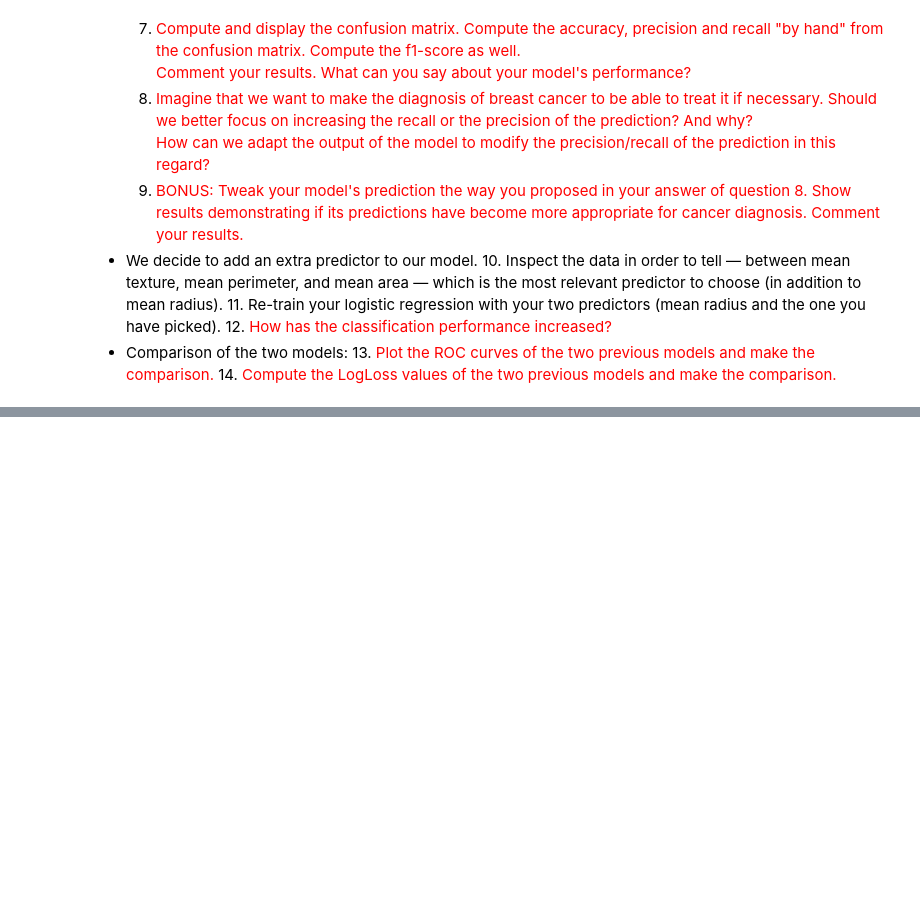
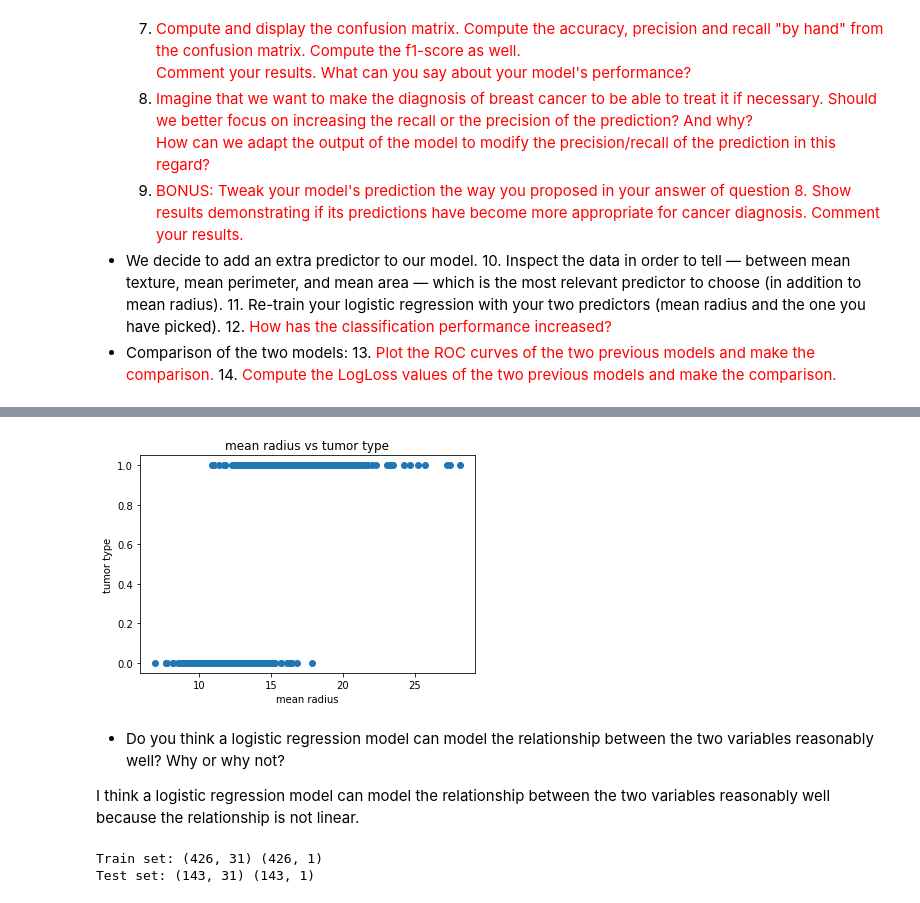
Before and after one commit to ediziks/EPITA-DSA-Notes, a Jupyter notebook: FoundationsOfStatisticalAnalysisAndMachineLearning[FSAML]/class6/Assgn 5-6/ML_course05-06_practice.ipynb, the cells around one changed output, grey strips where cells are left out. Saved outputs shown, nothing was run; the diff lists cells and outputs as text; code cells hidden in the pictures; blank space fills up the shorter version.

```diff
--- a/FoundationsOfStatisticalAnalysisAndMachineLearning[FSAML]/class6/Assgn 5-6/ML_course05-06_practice.ipynb
+++ b/FoundationsOfStatisticalAnalysisAndMachineLearning[FSAML]/class6/Assgn 5-6/ML_course05-06_practice.ipynb
@@ -136,0 +162,4 @@ Comment your results. What can you say about your model's performance?</font>
+# %%
+#   2. Encode the target variable ("tumor type") and make sure you code 0 as 'benign' and 1 as 'malignant'.
+features['tumor type'] = target
+target.sample(n=8, random_state=1)
@@ -136,0 +176,8 @@ Comment your results. What can you say about your model's performance?</font>
+# %%
+#   2. Encode the target variable ("tumor type") and make sure you code 0 as 'benign' and 1 as 'malignant'.
+from sklearn.preprocessing import LabelEncoder
+
+features['tumor type'] = target
+lencoder = LabelEncoder()
+features['tumor type'] = lencoder.fit_transform(features['tumor type'])
+features['tumor type'].sample(n=8, random_state=1)
@@ -136,0 +194,23 @@ Comment your results. What can you say about your model's performance?</font>
+# %%
+#   3. Plot the target variable with respect to mean radius (scatter plot). Do you think a logistic regression model can model the relationship between the two variables reasonably well? Why or why not?
+plt.scatter(features['mean radius'], features['tumor type'])
+plt.xlabel('mean radius')
+plt.ylabel('tumor type')
+plt.title('mean radius vs tumor type')
+plt.show()
+# %% [output]
+[figure, added]
+# %% [markdown]
+- Do you think a logistic regression model can model the relationship between the two variables reasonably well? Why or why not?
+<p>I think a logistic regression model can model the relationship between the two variables reasonably well because the relationship is not linear.
+# %%
+from sklearn.model_selection import train_test_split
+
+X = features.values
+y = target.values
+X_train, X_test, y_train, y_test = train_test_split(X, y, test_size = 0.25, random_state = 0)
+print ('Train set:', X_train.shape,  y_train.shape)
+print ('Test set:', X_test.shape,  y_test.shape)
+# %% [output]
+Train set: (426, 31) (426, 1)
+Test set: (143, 31) (143, 1)
```
Also changed, not shown: parts of 26 cells of this notebook, 2 other files.
